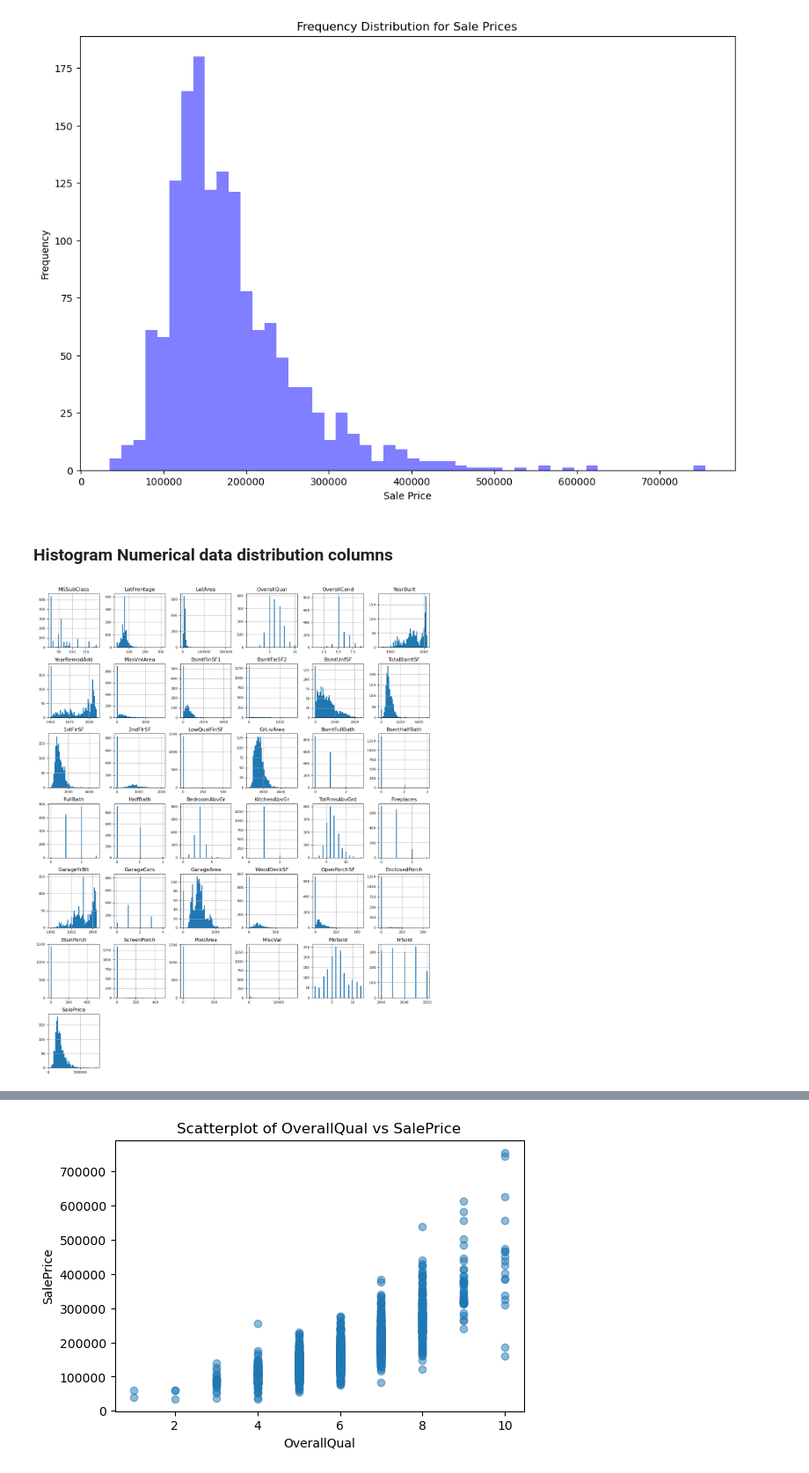
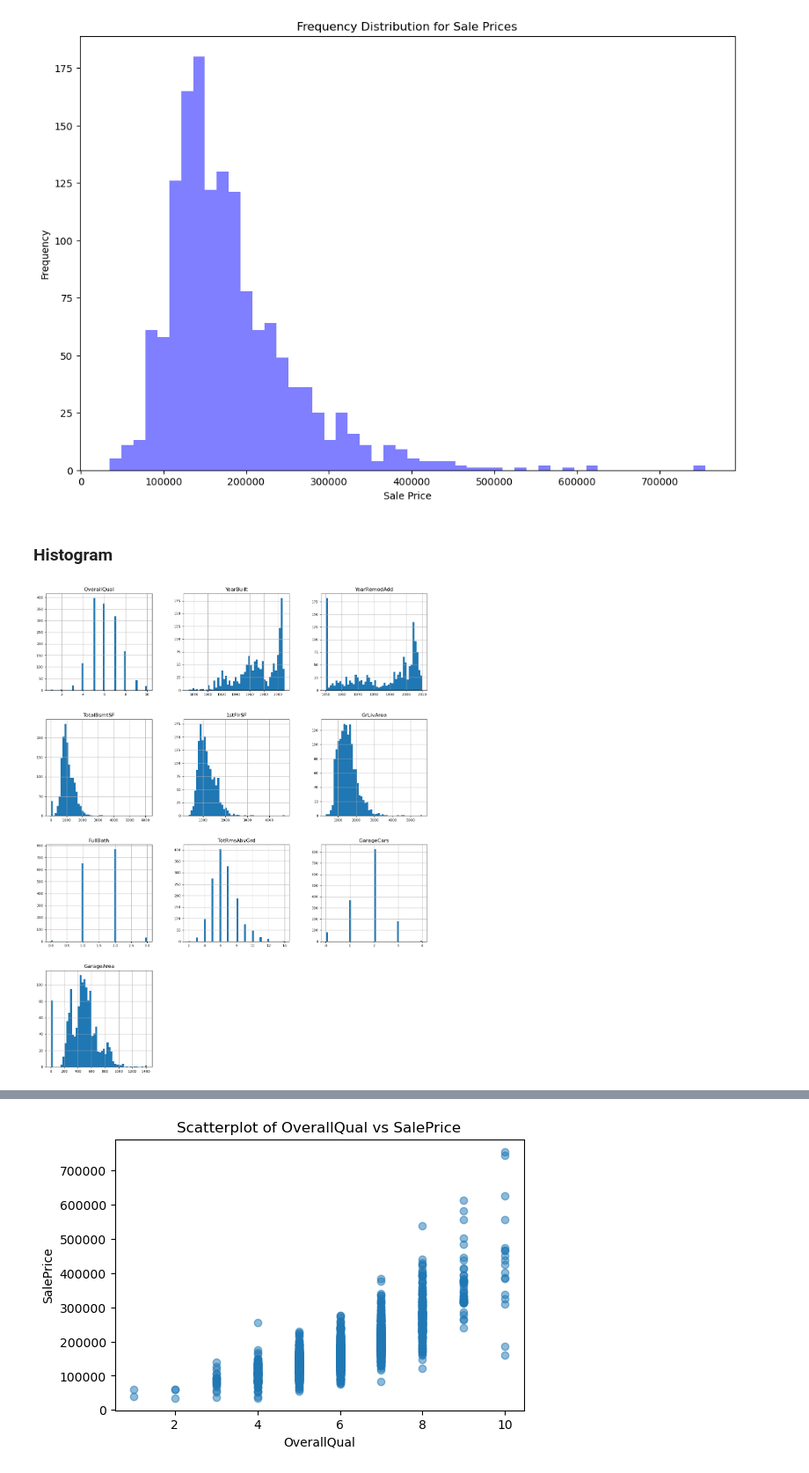
Before and after one commit to AnnaJazayeri/Housing-Price-Prediction, a Jupyter notebook: Milestone 3.ipynb, the cells around one changed output, grey strips where cells are left out. Shown at 88% size. Drawn from its saved outputs; the diff is of its cells as text; code cells hidden in the pictures.

```diff
--- a/Milestone 3.ipynb
+++ b/Milestone 3.ipynb
@@ -159,0 +162,10 @@ Shape after removing outliers: (1015, 74)
+# %%
+# Calculate correlation
+cor = House_price_num.corr()
+high_corr_columns = cor['SalePrice'][
+    (cor['SalePrice'].abs() > 0.49) & (cor['SalePrice'] != 1)
+]
+# Display highly correlated columns and their correlation values
+# print("Highly correlated columns and their correlation values with SalePrice:")
+# print(high_corr_columns)
+columns_names = high_corr_columns.index.tolist()
@@ -169,11 +183,11 @@ plt.show()
 # %% [output]
 [figure]
 # %% [markdown]
-### Histogram Numerical data distribution columns
+### Histogram
 # %%
 # Create histograms for numerical columns
-House_price_num.hist(figsize=(16, 20), bins=50, xlabelsize=8, ylabelsize=8)
+House_price[columns_names].hist(figsize=(16, 20), bins=50, xlabelsize=8, ylabelsize=8)
 # Display the histograms
 plt.show()
 # %% [output]
-[figure, old version]
+[figure, new version]
```
Also changed, not shown: parts of 17 cells of this notebook.
